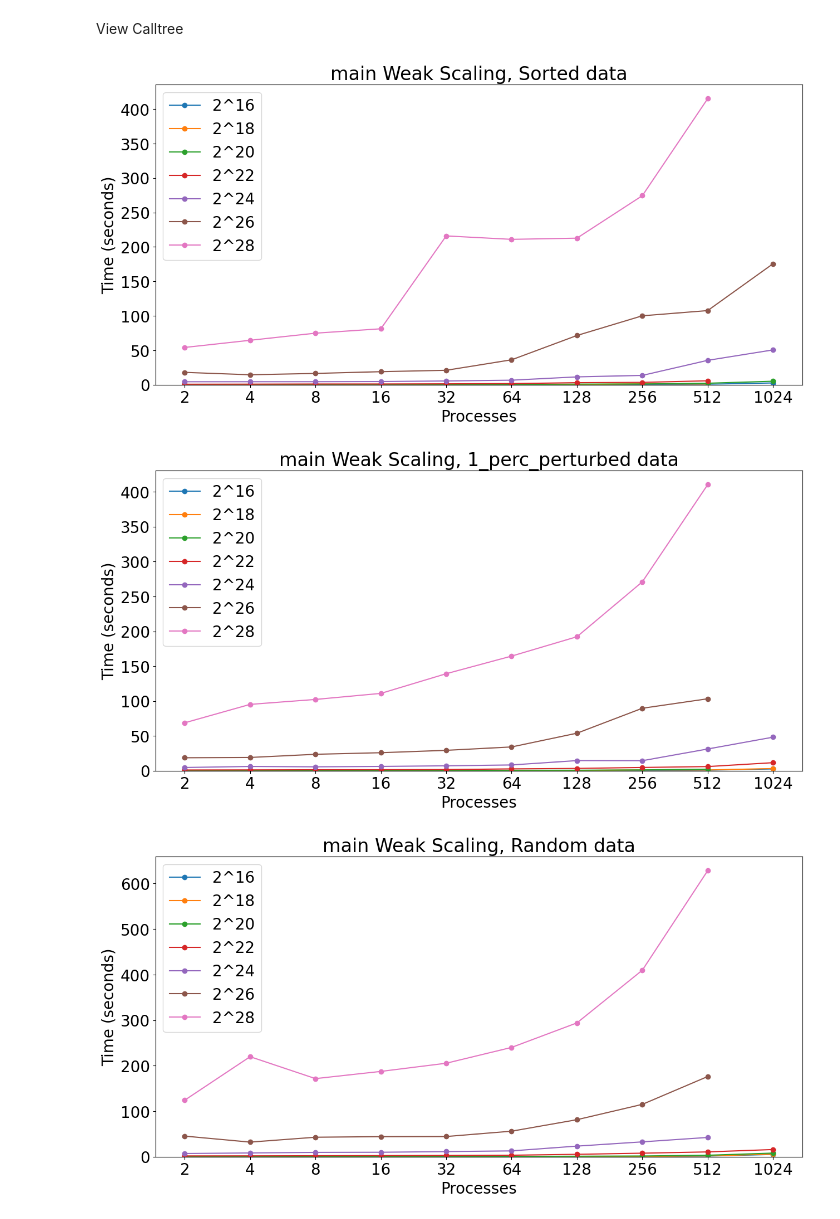
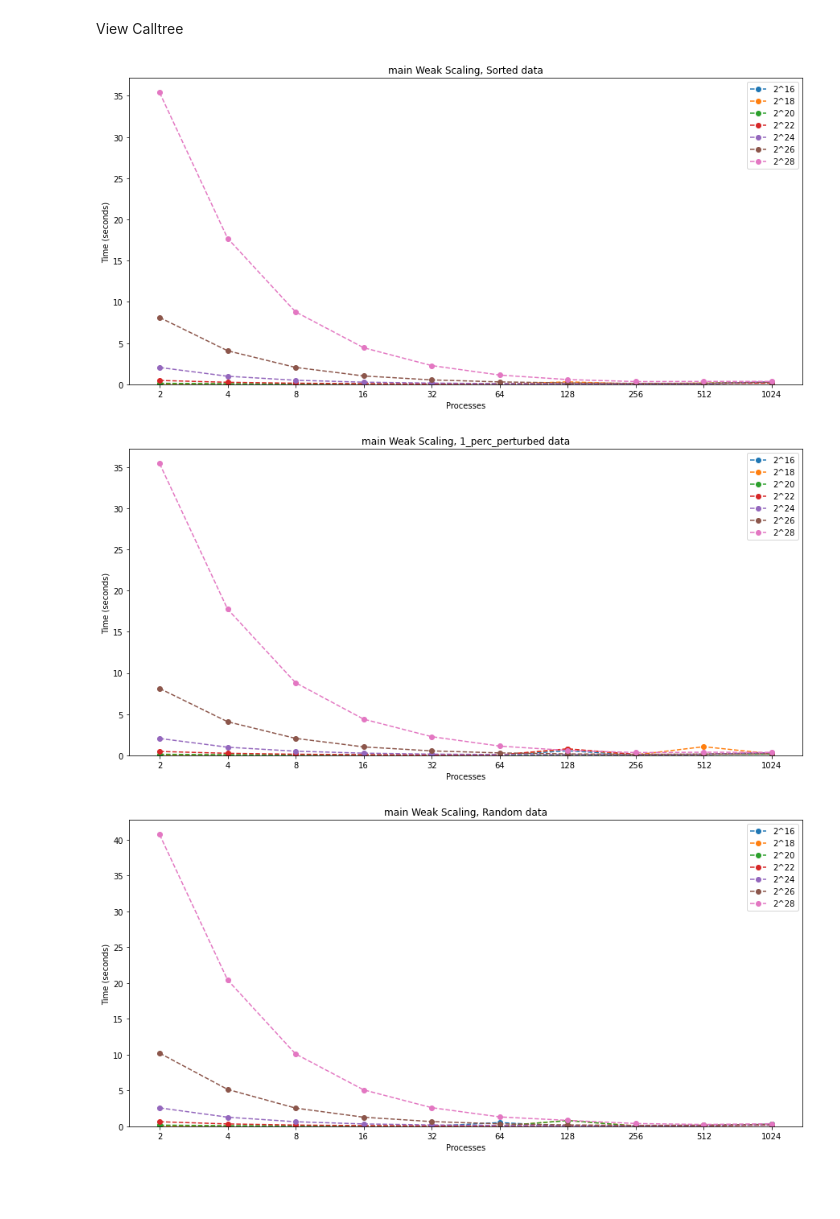
Before and after one commit to anjali-hole/Project_2024-honors-group3, a Jupyter notebook: weak_scale.ipynb, the cells around one changed output. Saved outputs shown, nothing was run; the diff lists cells and outputs as text; code cells hidden in the pictures; blank space fills up the shorter version.

Commit message:
updated plotting

```diff
--- a/weak_scale.ipynb
+++ b/weak_scale.ipynb
@@ -15,12 +17,7 @@ Warning: Roundtrip module could not be loaded. Requires jupyter notebook version
 Read all files
 # %%
 #1_trial is a name of a folder containing the cali files, you may create a folder with a different name and replace the folder name here
-tk = th.Thicket.from_caliperreader(glob("C:\\Users\\redky\\OneDrive\\Documents\\College Work\\4F\\CSCE 435\\Project Results\\sample_sort\\**\\**.cali"))
-tk.metadata_column_to_perfdata("num_procs")
-tk.metadata_column_to_perfdata("input_size")
-tk.metadata_column_to_perfdata("input_type")
-tk.dataframe = tk.dataframe.reset_index().set_index(["input_size"]).sort_index()
-tk.show_metric_columns()
+tk = th.Thicket.from_caliperreader(glob("../project/caliper_output/*.cali"))
 print(tk.tree(metric_column='Avg time/rank'))
 # %% [output]
   _____ _     _      _        _
@@ -43,6 +40,15 @@ name User code    ◀  Only in left graph    ▶  Only in right graph
 # %% [markdown]
 View Calltree
 # %%
+tk.metadata_column_to_perfdata("num_procs")
+tk.metadata_column_to_perfdata("input_size")
+tk.metadata_column_to_perfdata("input_type")
+tk.dataframe = tk.dataframe.reset_index().set_index(["node", "num_procs", "input_size", "input_type"]).sort_index()
+tk.show_metric_columns()
+
+df = tk.dataframe.reset_index()
+df['input_size'] = df.apply(lambda row: row['input_size'] * row['num_procs'], axis=1)
+
 # Define common variables
 processes = [2, 4, 8, 16, 32, 64, 128, 256, 1024]
 threads =  [2, 4, 8, 16, 32, 64, 128, 256, 512, 1024]
@@ -58,6 +64,7 @@ def plot_mpl(df, title, xlabel, ylabel):
     ax.plot(
         df,
         marker='o',
+        linestyle="--"
     )
     ax.set_title(title)
     ax.set_xlabel(xlabel)
@@ -70,25 +77,26 @@ def plot_mpl(df, title, xlabel, ylabel):
     plt.show()
     return fig, ax
 # %%
-
 categories = ["main", "comp_large", "comm"]
 
 for cat in categories:
     for type in input_types:
-        df = tk.dataframe[tk.dataframe["name"] == cat]
-        df = df[df["input_type"] == type]
-        df = df.loc[:, ["Avg time/rank", "num_procs", "input_type"]]
+        # Use a temporary DataFrame for each iteration to avoid modifying df
+        temp_df = df[(df["name"] == cat) & (df["input_type"] == type)]
+        temp_df = temp_df.loc[:, ["Avg time/rank", "num_procs", "input_size", "input_type"]]
 
-        df = df.pivot_table(index = 'input_size', columns='num_procs',values='Avg time/rank', aggfunc = "sum")
-        df = df.replace(f"{type}{type}", "NaN").reset_index().set_index("input_size")
-        # print(df.head())
+        # Pivot the table and replace NaN values
+        temp_pivot = temp_df.pivot_table(index='input_size', columns='num_procs', values='Avg time/rank', aggfunc="sum")
+        temp_pivot = temp_pivot.reset_index().set_index("input_size")
+
+        # Plot the transposed DataFrame
         plot_mpl(
-            df.transpose(),
-            title = f"{cat} Weak Scaling, {type} data",
+            temp_pivot.transpose(),
+            title=f"{cat} Weak Scaling, {type} data",
             xlabel="Processes",
             ylabel="Time (seconds)",
         )
 # %% [output]
-[figure, old version]
+[figure, new version]
-[figure, old version]
+[figure, new version]
-[figure, old version]
+[figure, new version]
```
Also changed, not shown: parts of 6 cells of this notebook.
